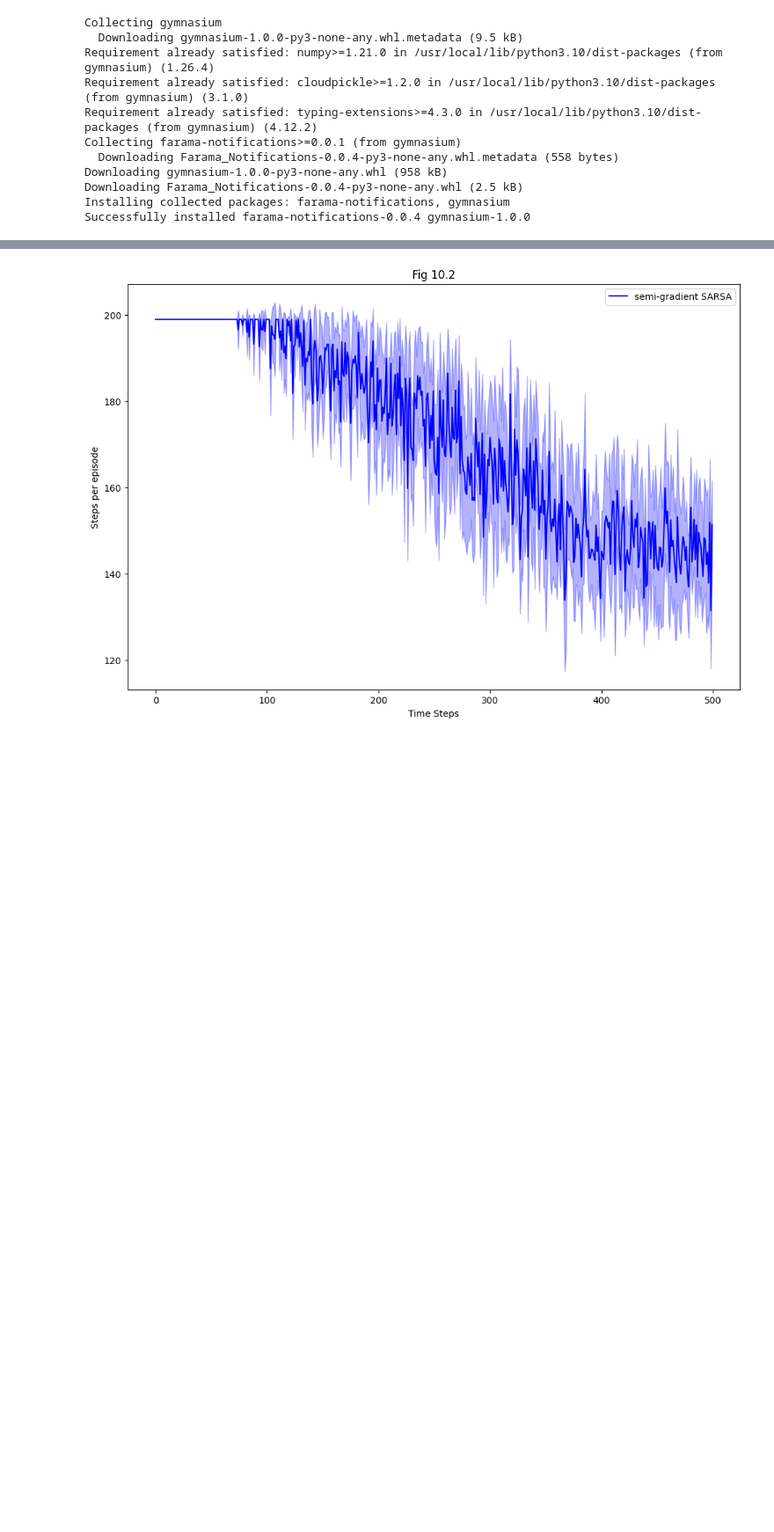
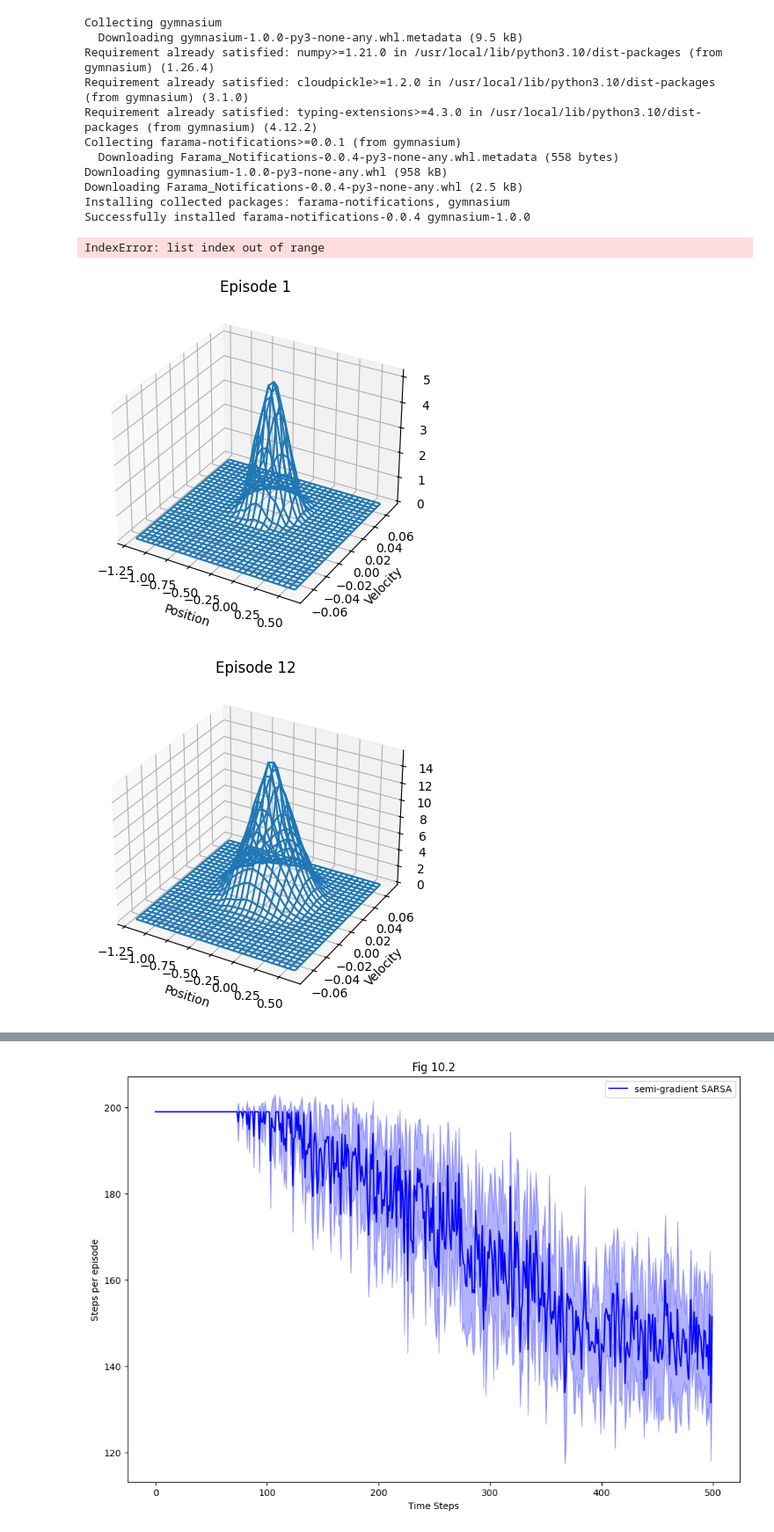
Before and after one commit to arjunjyothieswarb/CS5180, a Jupyter notebook: Assignment7/ex7_24fall.ipynb, the cells around one changed output, grey strips where cells are left out. Shown at 88% size. Saved outputs shown, nothing was run; the diff lists cells and outputs as text; code cells hidden in the pictures; blank space fills up the shorter version.

```diff
--- a/Assignment7/ex7_24fall.ipynb
+++ b/Assignment7/ex7_24fall.ipynb
@@ -1067,17 +1067,22 @@ class MountainSARSAAgent():
         self.params = info
 
         self.action_num = 3
-        self.weights_fn = np.zeros(64 * self.action_num * 8)
+        # self.weights_fn = np.zeros(64 * self.action_num * 8)
+        self.weights_fn = np.zeros(4096)
 
         self.tile_num = 8
+        # self.iht = tiles3.IHT(64 * self.action_num * 8)
         self.iht = tiles3.IHT(4096)
 
-        episode_markers = []
+        self.episode_markers = [1, 12, 104, 1000, 9000]
+        # self.stored_wts = np.zeros((5,(64 * self.action_num * 8)))
+        self.stored_wts = np.zeros((5,4096))
 
 
     def _get_state_action_feature(self, state, action):
         tile_indices = tiles3.tiles(self.iht, 8, [8*state[0]/(0.6+1.2), 8*state[1]/(0.07+0.07)], [action])
-        feature = np.zeros(64 * self.action_num * 8)
+        # feature = np.zeros(64 * self.action_num * 8)
+        feature = np.zeros(4096)
 
         for tile_ind in tile_indices:
             feature[tile_ind] = 1
@@ -1120,6 +1125,7 @@ class MountainSARSAAgent():
     def run(self):
         # Save the discounted return for each episode
         discounted_returns = []
+        j = 0
 
         # Semi-gradient SARSA starts
         for ep in tqdm.trange(self.episode_num):
@@ -1165,6 +1171,10 @@ class MountainSARSAAgent():
                 G = reward + self.gamma * G
             discounted_returns.append(t)
 
+            if(ep == self.episode_markers[j] and j<5):
+                self.stored_wts[j] = self.weights_fn
+                j += 1
+
         return discounted_returns
 # %%
 # if __name__ == "__main__":
@@ -1179,7 +1189,7 @@ random.seed(1234)
 
 # set hyper-parameters
 params = {
-    "episode_num": 1000,
+    "episode_num": 9010,
     "alpha": 0.1/8,
     "gamma": 0.99,
     "epsilon": 0.1
@@ -1207,3 +1217,52 @@ plot_curves([np.array(results_tile)],
         ["semi-gradient SARSA"],
         ["b"],
         "Steps per episode", "Fig 10.2")
+# %% [output]
+IndexError: list index out of range
+# %%
+def get_state_action_feature(iht, state, action):
+        tile_indices = tiles3.tiles(iht, 8, [8*state[0]/(0.6+1.2), 8*state[1]/(0.07+0.07)], [action])
+        # feature = np.zeros(64*3*8)
+        feature = np.zeros(4096)
+
+        for tile_ind in tile_indices:
+            feature[tile_ind] = 1
+
+        return feature
+
+def function_approximation(iht, weights_fn, state, action):
+    state_action_feature = get_state_action_feature(iht, state, action)
+    return np.matmul(state_action_feature.T, weights_fn)
+
+def render_q_value(iht, weights_fn, state, action):
+    return function_approximation(iht, weights_fn, state, action)
+
+X = np.linspace(-1.2, 0.6, 30)
+Y = np.linspace(0.07, -0.07, 30)
+X_grid, Y_grid = np.meshgrid(X, Y)
+
+for l in range(5):
+    Z = np.zeros((30, 30))
+
+    for i in range(len(X)):
+        for j in range(len(Y)):
+            q_list = []
+            for action in range(3):
+                q_list.append(render_q_value(my_agent.iht, my_agent.stored_wts[l], [X[i], Y[j]], action))
+
+            Z[i, j] = -np.max(np.array(q_list))
+
+    fig = plt.figure()
+    title_txt = "Episode " + str(my_agent.episode_markers[l])
+    ax = fig.add_subplot(111, projection='3d', title=title_txt)
+
+
+    ax.plot_wireframe(X_grid, Y_grid, Z)
+
+    ax.set_xlabel('Position')
+    ax.set_ylabel('Velocity')
+
+    plt.show()
+# %% [output]
+[figure, added]
+[figure, added]
```
Also changed, not shown: parts of 1 cell of this notebook.
